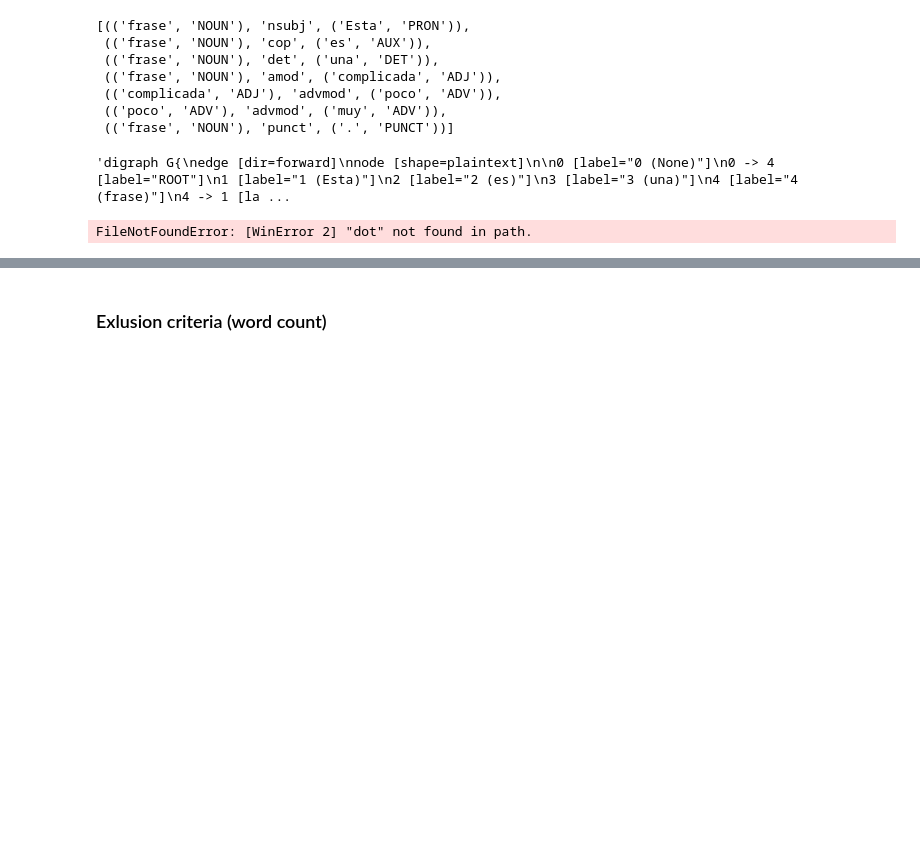
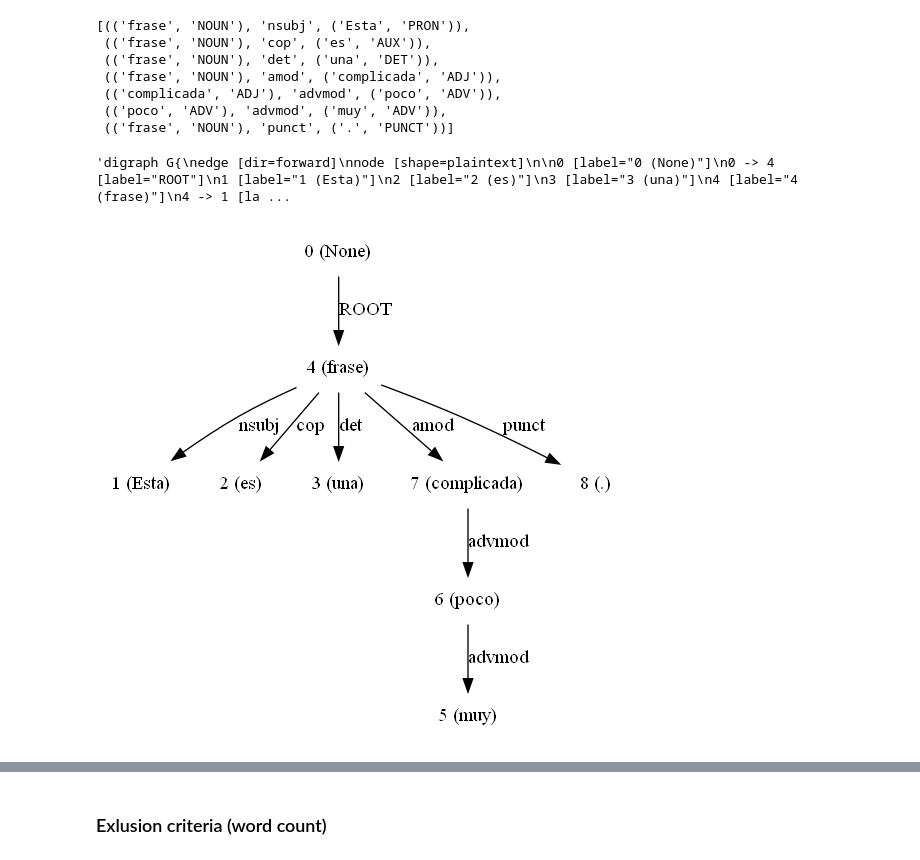
Before and after one commit to raul-arrabales/alexithymic-lang, a Jupyter notebook: nlp/Preprocessing.ipynb, the cells around one changed output, grey strips where cells are left out. Drawn from its saved outputs; the diff is of its cells as text; code cells hidden in the pictures; blank space fills up the shorter version.

Commit message:
fix dependency graph drawing

```diff
--- a/nlp/Preprocessing.ipynb
+++ b/nlp/Preprocessing.ipynb
@@ -458,7 +461,7 @@ dep.to_dot()
 # %% [output]
 'digraph G{\nedge [dir=forward]\nnode [shape=plaintext]\n\n0 [label="0 (None)"]\n0 -> 4 [label="ROOT"]\n1 [label="1 (Esta)"]\n2 [label="2 (es)"]\n3 [label="3 (una)"]\n4 [label="4 (frase)"]\n4 -> 1 [la ...
 # %%
-(graph,) = pydot.graph_from_dot_data(dep.to_dot())
+graph = pydotplus.graph_from_dot_data(dep.to_dot())
 Image(graph.create_png())
 # %% [output]
-FileNotFoundError: [WinError 2] "dot" not found in path.
+[figure, added]
```
Also changed, not shown: parts of 8 cells of this notebook.
